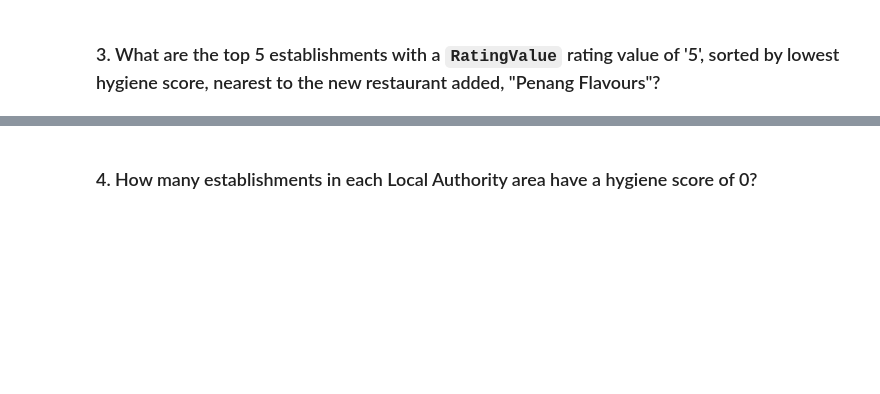
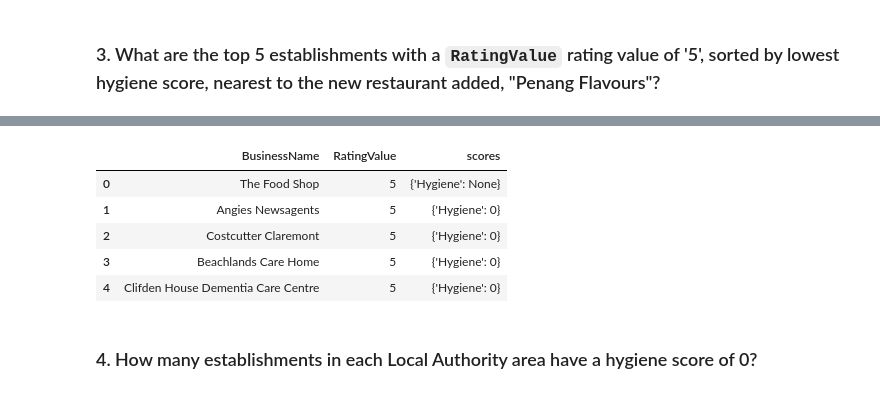
Before and after one commit to allison713/nosql-challenge, a Jupyter notebook: NoSQL_analysis_starter.ipynb, the cells around one changed output, grey strips where cells are left out. Drawn from its saved outputs; the diff is of its cells as text; code cells hidden in the pictures; blank space fills up the shorter version.

```diff
--- a/NoSQL_analysis_starter.ipynb
+++ b/NoSQL_analysis_starter.ipynb
@@ -104,5 +163,26 @@ sort =
 # %%
+degree_search = 0.01
+latitude = 51.490142
+longitude = 0.08384
+
+query = {'RatingValue':"5",'$and': [{'geocode.latitude': {'$lte': latitude+degree_search}},{'geocode.latitude': {'$gte': latitude-degree_search}}],
+        '$and': [{'geocode.longitude': {'$lte': longitude+degree_search}},{'geocode.longitude': {'$gte': longitude-degree_search}}]}
+fields = {'BusinessName':1,'RatingValue':1,'scores.Hygiene':1,'_id':0}
+sort = [('scores.Hygiene',1)]
+results = est.find(query,fields).sort(sort)
+
 # Convert result to Pandas DataFrame
+Penang_local_df = pd.DataFrame(results)
+
+# Display the first 10 rows of the DataFrame
+Penang_local_df.head()
+# %% [output]
+|  | BusinessName | RatingValue | scores |
+| 0 | The Food Shop | 5 | {'Hygiene': None} |
+| 1 | Angies Newsagents | 5 | {'Hygiene': 0} |
+| 2 | Costcutter Claremont | 5 | {'Hygiene': 0} |
+| 3 | Beachlands Care Home | 5 | {'Hygiene': 0} |
+| 4 | Clifden House Dementia Care Centre | 5 | {'Hygiene': 0} |
 # %% [markdown]
 ### 4. How many establishments in each Local Authority area have a hygiene score of 0?
 # %%
```
Also changed, not shown: parts of 6 cells of this notebook, 1 other file.
